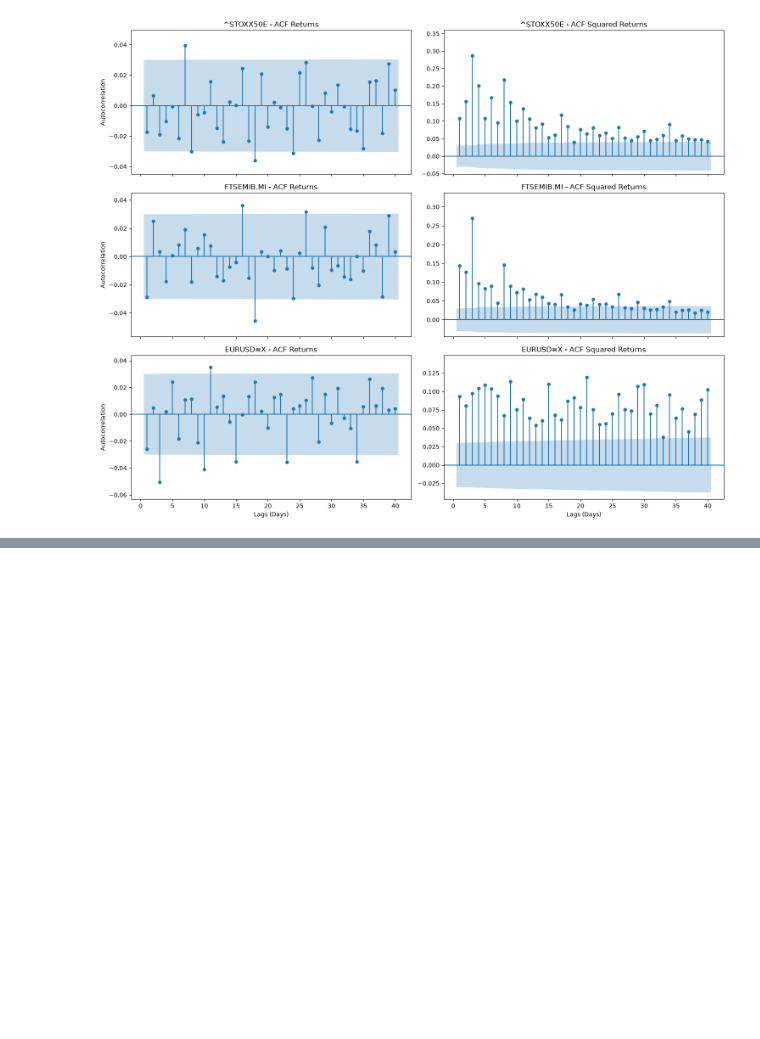
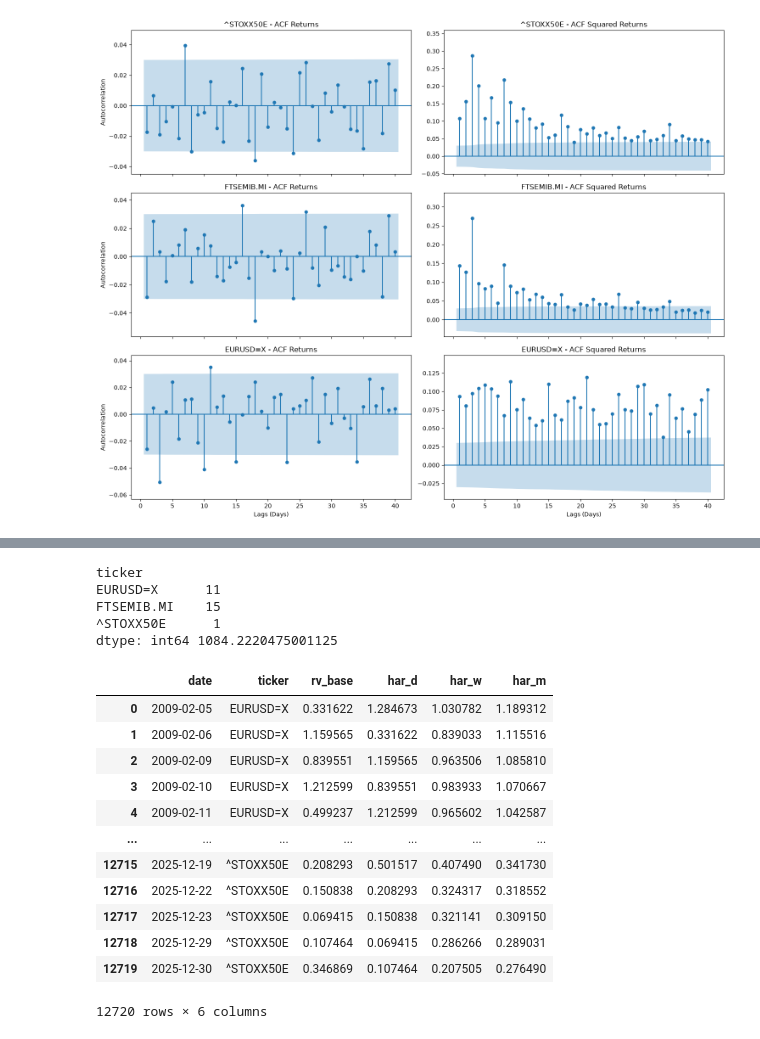
Before and after one commit to niccolo-milano/portfolio-quant-ds, a Jupyter notebook: project03-volatility-forecast/01_volatility_forecast.ipynb, the cells around one changed output, grey strips where cells are left out. Cells and saved outputs as stored; diff of their text form; code cells hidden in the pictures; blank space fills up the shorter version.

```diff
--- a/project03-volatility-forecast/01_volatility_forecast.ipynb
+++ b/project03-volatility-forecast/01_volatility_forecast.ipynb
@@ -347,0 +463,44 @@ The cross-correlation $\text{Corr}(r_t, r_{t+1}^2)$ between daily returns and ne
+# %%
+def build_har_dataset(df, base_col):
+    """Build lagged daily (1d), weekly (5d), and monthly (22d) HAR features from a base variance column."""
+    out = df.copy()
+    out["rv_base"] = out[base_col]
+    out["har_d"] = out.groupby("ticker")["rv_base"].shift(1)
+    out["har_w"] = out.groupby("ticker")["rv_base"].transform(lambda s: s.rolling(5).mean().shift(1))
+    out["har_m"] = out.groupby("ticker")["rv_base"].transform(lambda s: s.rolling(22).mean().shift(1))
+    har_cols = ["date", "ticker", "rv_base", "har_d", "har_w", "har_m"]
+    return out[har_cols].dropna().sort_values(["ticker", "date"]).reset_index(drop=True)
+
+har_raw = market_clean.copy()
+har_raw["rv_sq"] = har_raw["log_return_pct"] ** 2
+har_raw["rv_park"] = ((np.log(har_raw["high"] / har_raw["low"]) * 100.0) ** 2) / (4.0 * np.log(2.0))
+
+# Point-in-time sanity guard against vendor H/L bad ticks
+is_bad_hl_tick_har = har_raw["rv_park"].isna() | (har_raw["rv_park"] > 20.0 * (har_raw["rv_sq"] + 0.5))
+print(is_bad_hl_tick_har.groupby(har_raw["ticker"]).sum(), har_raw["rv_park"].max())
+har_raw["rv_park_clean"] = np.where(is_bad_hl_tick_har, har_raw["rv_sq"], har_raw["rv_park"])
+
+har_dataset = build_har_dataset(har_raw, base_col="rv_park_clean")
+har_sq_dataset = build_har_dataset(har_raw, base_col="rv_sq")
+
+assert len(har_dataset) == len(har_sq_dataset), "Mismatch in row counts between HAR datasets"
+display(har_dataset)
+# %% [output]
+ticker
+EURUSD=X      11
+FTSEMIB.MI    15
+^STOXX50E      1
+dtype: int64 1084.2220475001125
+|  | date | ticker | rv_base | har_d | har_w | har_m |
+| 0 | 2009-02-05 | EURUSD=X | 0.331622 | 1.284673 | 1.030782 | 1.189312 |
+| 1 | 2009-02-06 | EURUSD=X | 1.159565 | 0.331622 | 0.839033 | 1.115516 |
+| 2 | 2009-02-09 | EURUSD=X | 0.839551 | 1.159565 | 0.963506 | 1.085810 |
+| 3 | 2009-02-10 | EURUSD=X | 1.212599 | 0.839551 | 0.983933 | 1.070667 |
+| 4 | 2009-02-11 | EURUSD=X | 0.499237 | 1.212599 | 0.965602 | 1.042587 |
+| ... | ... | ... | ... | ... | ... | ... |
+| 12715 | 2025-12-19 | ^STOXX50E | 0.208293 | 0.501517 | 0.407490 | 0.341730 |
+| 12716 | 2025-12-22 | ^STOXX50E | 0.150838 | 0.208293 | 0.324317 | 0.318552 |
+| 12717 | 2025-12-23 | ^STOXX50E | 0.069415 | 0.150838 | 0.321141 | 0.309150 |
+| 12718 | 2025-12-29 | ^STOXX50E | 0.107464 | 0.069415 | 0.286266 | 0.289031 |
+| 12719 | 2025-12-30 | ^STOXX50E | 0.346869 | 0.107464 | 0.207505 | 0.276490 |
+12720 rows × 6 columns
```
Also changed, not shown: parts of 19 cells of this notebook, 3 other files.
